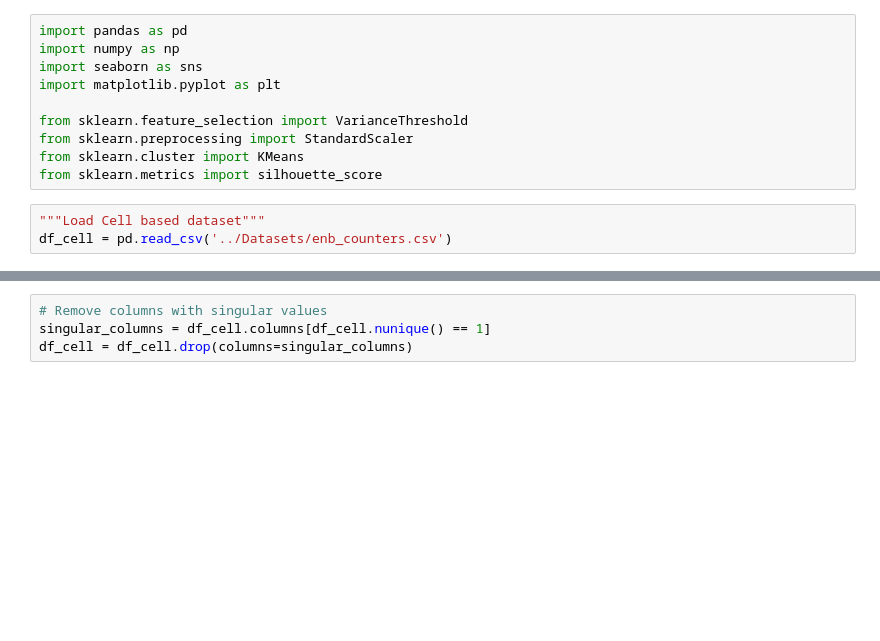
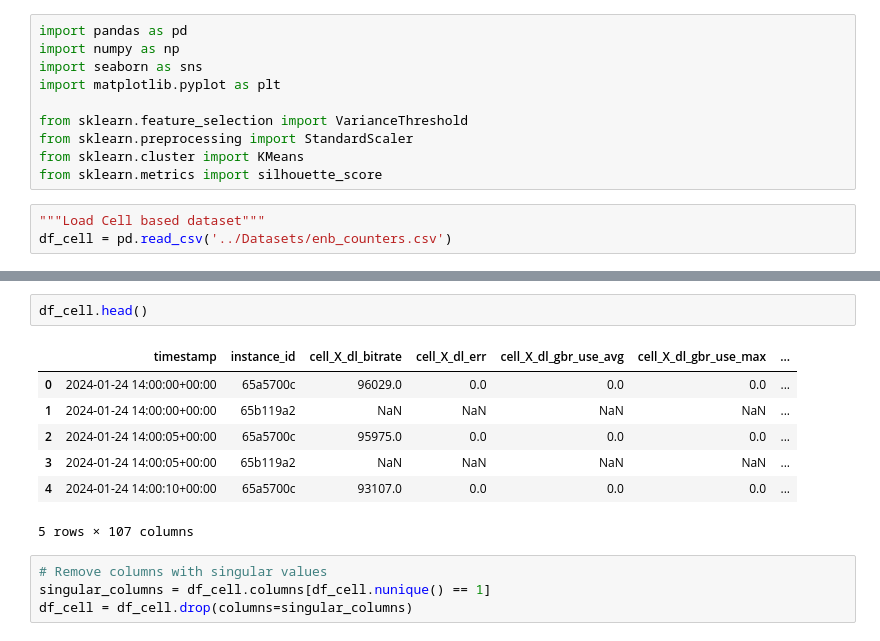
Before and after one commit to sotirischatzimiltis/DDoS_5G_network_KPM, a Jupyter notebook: Scripts/cell_level_feature_selection.ipynb, the cells around one changed output, grey strips where cells are left out. Drawn from its saved outputs; the diff is of its cells as text; blank space fills up the shorter version.

```diff
--- a/Scripts/cell_level_feature_selection.ipynb
+++ b/Scripts/cell_level_feature_selection.ipynb
@@ -34,3 +14,13 @@ print(df_cell)
+# %%
+df_cell.head()
+# %% [output]
+|  | timestamp | instance_id | cell_X_dl_bitrate | cell_X_dl_err | cell_X_dl_gbr_use_avg | cell_X_dl_gbr_use_max | ... |
+| 0 | 2024-01-24 14:00:00+00:00 | 65a5700c | 96029.0 | 0.0 | 0.0 | 0.0 | ... |
+| 1 | 2024-01-24 14:00:00+00:00 | 65b119a2 | NaN | NaN | NaN | NaN | ... |
+| 2 | 2024-01-24 14:00:05+00:00 | 65a5700c | 95975.0 | 0.0 | 0.0 | 0.0 | ... |
+| 3 | 2024-01-24 14:00:05+00:00 | 65b119a2 | NaN | NaN | NaN | NaN | ... |
+| 4 | 2024-01-24 14:00:10+00:00 | 65a5700c | 93107.0 | 0.0 | 0.0 | 0.0 | ... |
+5 rows × 107 columns
 # %%
 # Remove columns with singular values
 singular_columns = df_cell.columns[df_cell.nunique() == 1]
```
Also changed, not shown: parts of 7 cells of this notebook.
